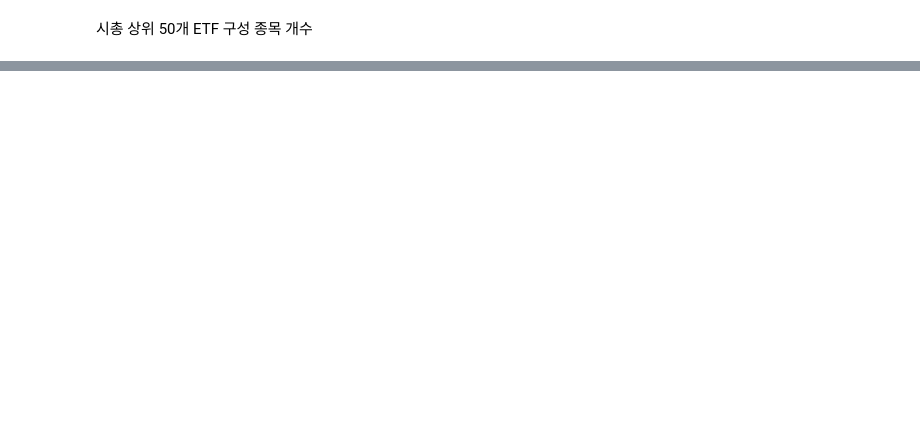
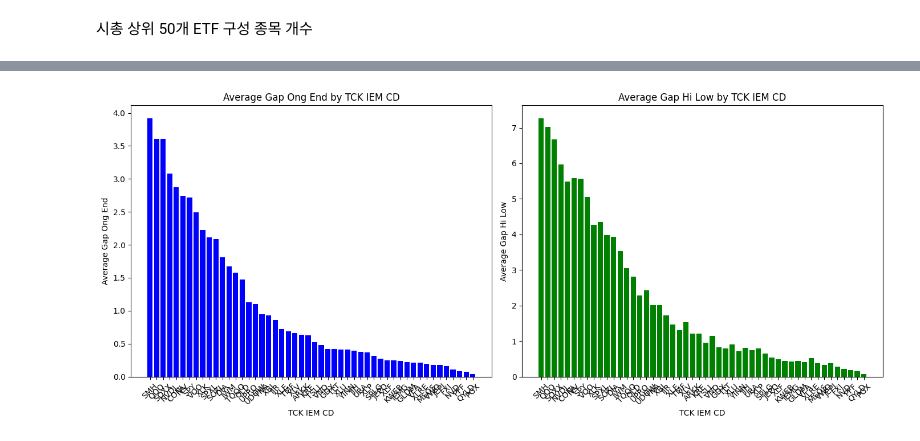
Before and after one commit to froggy-hyun/24NH_bigdata, a Jupyter notebook: code_yunseo.ipynb, the cells around one changed output, grey strips where cells are left out. Saved outputs shown, nothing was run; the diff lists cells and outputs as text; code cells hidden in the pictures; blank space fills up the shorter version.

```diff
--- a/code_yunseo.ipynb
+++ b/code_yunseo.ipynb
@@ -41,7 +29,7 @@ print(시가총액_top_50)
 # %% [markdown]
 2. 1번 파일(8월 27일 기준 해외종목 정보)에서 업종분류명, 섹터분류명, 산업명 열 빼와서 6번 파일(8월 27일 기준 ETF의 구성 종목)과 병합하기
 # %%
-data2 = pd.read_csv('C:\\Users\\11\\Downloads\\open\\NH_CONTEST_NW_FC_STK_IEM_IFO.csv', encoding='latin1')
+data2 = pd.read_csv('C:\\Users\\11\\Downloads\\open\\NH_CONTEST_NW_FC_STK_IEM_IFO.csv', encoding='cp949')
 data2_selected = data2[['tck_iem_cd', 'btp_cfc_nm', 'ser_cfc_nm', 'ids_nm', 'mkt_pr_tot_amt']]
 merged_result = pd.merge(data1, data2_selected, on='tck_iem_cd', how='inner')
 display(merged_result)
@@ -175,0 +163,7 @@ print(filtered_df)
+# %%
+etf_data = data2[data2['stk_etf_dit_cd'] == 'ETF']
+tck_iem_cd_values = etf_data['tck_iem_cd'].tolist()
+filtered_data4 = data3[data3['tck_iem_cd'].isin(tck_iem_cd_values)]
+result3 = filtered_data4.groupby('tck_iem_cd')['acl_trd_qty'].sum().reset_index()
+acl_trd_top_50 = result3.sort_values(by='acl_trd_qty', ascending=False).head(50)
+acl_trd_top_50
@@ -175,0 +270,11 @@ print(filtered_df)
+# %%
+# tck_iem_cd를 기준으로 평균 계산
+result_avg = filtered_data3.groupby('tck_iem_cd').agg(
+    avg_gap_ong_end=('gap_ong_end', 'mean'),
+    avg_gap_hi_low=('gap_hi_low', 'mean')
+    ).reset_index()
+result_avg
+
+# avg_gap_ong_end와 avg_gap_hi_low 기준으로 내림차순 정렬
+sorted_result_avg = result_avg.sort_values(by=['avg_gap_ong_end', 'avg_gap_hi_low'], ascending=False).reset_index(drop=True)
+sorted_result_avg
@@ -175,0 +299,25 @@ print(filtered_df)
+# %%
+# 그래프 크기 설정
+plt.figure(figsize=(14, 6))
+
+# 첫 번째 그래프: avg_gap_ong_end
+plt.subplot(1, 2, 1)
+plt.bar(sorted_result_avg['tck_iem_cd'], sorted_result_avg['avg_gap_ong_end'], color='blue')
+plt.title('Average Gap Ong End by TCK IEM CD')
+plt.xlabel('TCK IEM CD')
+plt.ylabel('Average Gap Ong End')
+plt.xticks(rotation=45)
+
+# 두 번째 그래프: avg_gap_hi_low
+plt.subplot(1, 2, 2)
+plt.bar(sorted_result_avg['tck_iem_cd'], sorted_result_avg['avg_gap_hi_low'], color='green')
+plt.title('Average Gap Hi Low by TCK IEM CD')
+plt.xlabel('TCK IEM CD')
+plt.ylabel('Average Gap Hi Low')
+plt.xticks(rotation=45)
+
+# 그래프 보여주기
+plt.tight_layout()
+plt.show()
+# %% [output]
+[figure, added]
```
Also changed, not shown: parts of 27 cells of this notebook, 1 other file.
